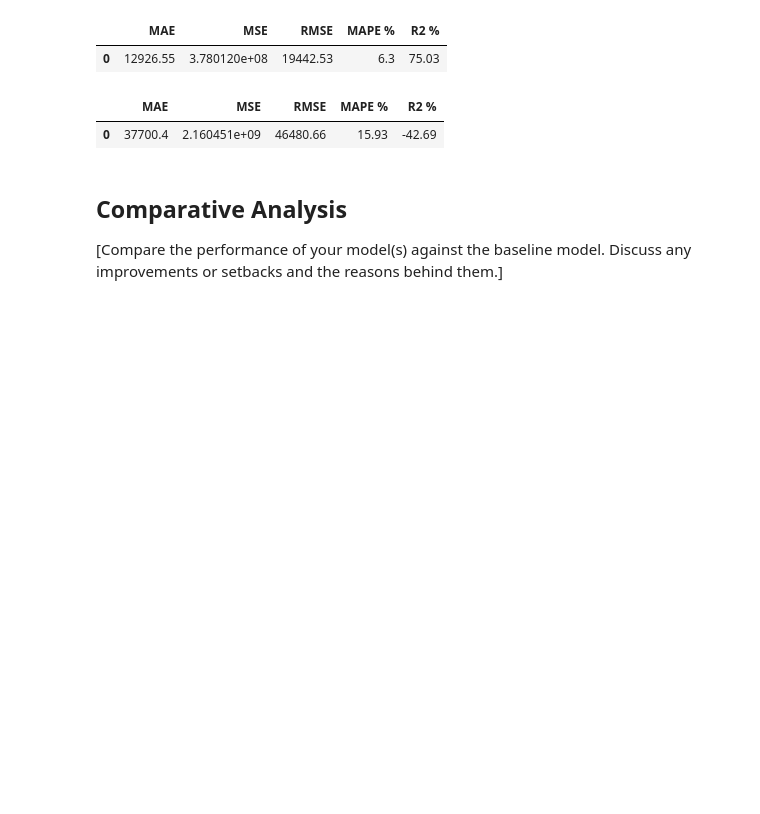
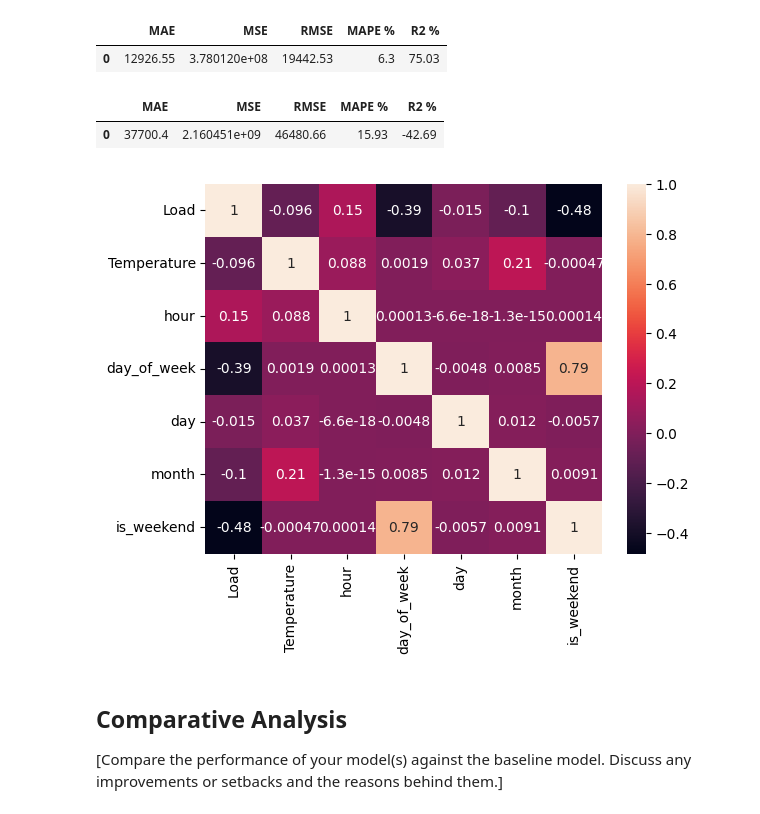
Before and after one commit to EjoelM/Opencampus_SH_TimeSeries_Energy, a Jupyter notebook: 3_Models/arima_test.ipynb, the cells around one changed output. Saved outputs shown, nothing was run; the diff lists cells and outputs as text; code cells hidden in the pictures; blank space fills up the shorter version.

```diff
--- a/3_Models/arima_test.ipynb
+++ b/3_Models/arima_test.ipynb
@@ -280,6 +299,22 @@ create_error_metrics(y_test, df_result) # 202-202-24
 # mse = mean_squared_error(y_test, y_pred)
 
 # Your evaluation code here
+# %%
+df_corr = get_energy_data()
+german_holidays_corr = holidays.country_holidays("Germany", years=[2017, 2018, 2019], subdiv="BY") + holidays.country_holidays("Germany", years=[2017, 2018, 2019], subdiv="SH")
+df_corr['hour'] = df.index.hour
+df_corr['day_of_week'] = df.index.dayofweek
+df_corr['day'] = df.index.day
+df_corr['month'] = df.index.month
+# df_corr['day_of_year'] = df.index.dayofyear
+df_corr['is_weekend'] = df.index.weekday // 5
+# df_corr.loc[:, 'holiday'] = ["non-holiday" if x not in german_holidays_corr else german_holidays_corr.get(x) for x in df.index.date]
+
+correlation_matrix = df_corr.corr()
+sns.heatmap(correlation_matrix, annot=True)
+plt.show()
+# %% [output]
+[figure, added]
 # %% [markdown]
 ## Comparative Analysis
 
```
Also changed, not shown: parts of 9 cells of this notebook, 3 other files.
